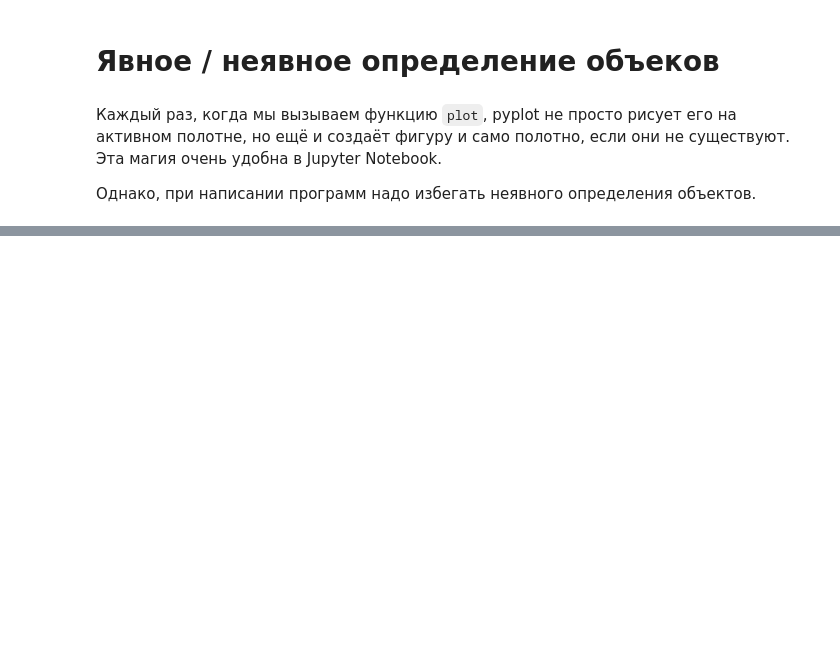
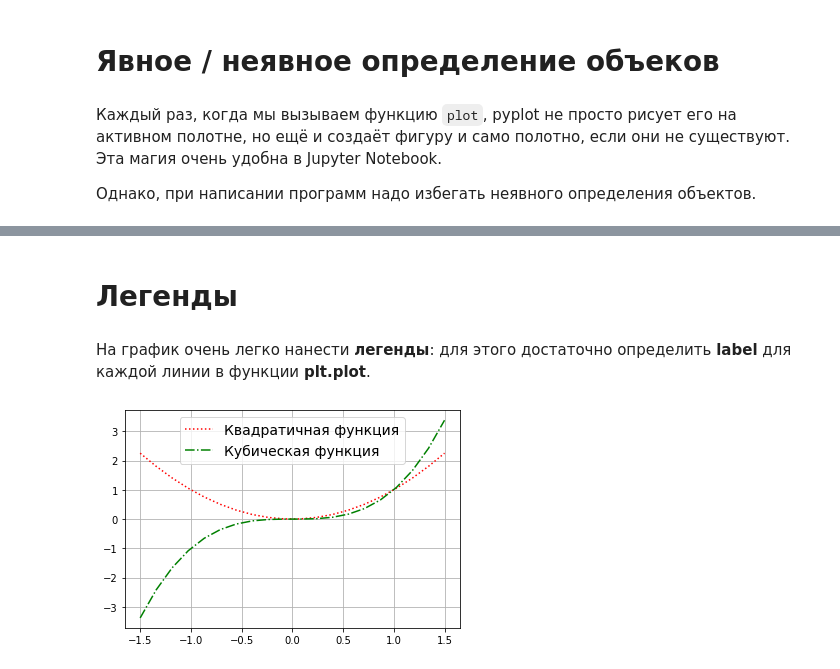
Before and after one commit to Lpshkn/Tutors, a Jupyter notebook: Matplotlib/Introducing.ipynb, the cells around one changed output, grey strips where cells are left out. Cells and saved outputs as stored; diff of their text form; code cells hidden in the pictures; blank space fills up the shorter version.

```diff
--- a/Matplotlib/Introducing.ipynb
+++ b/Matplotlib/Introducing.ipynb
@@ -266,0 +292,12 @@ ax_bottom.grid
+# %% [markdown]
+# Легенды
+# %% [markdown]
+На график очень легко нанести **легенды**: для этого достаточно определить **label** для каждой линии в функции **plt.plot**.
+# %%
+plt.plot(x, x**2, 'r:', label="Квадратичная функция")
+plt.plot(x, x**3, 'g-.', label="Кубическая функция")
+plt.grid(True)
+plt.legend(fontsize=14, loc='upper center')
+plt.show()
+# %% [output]
+[figure, added]
```
Also changed, not shown: parts of 22 cells of this notebook.
